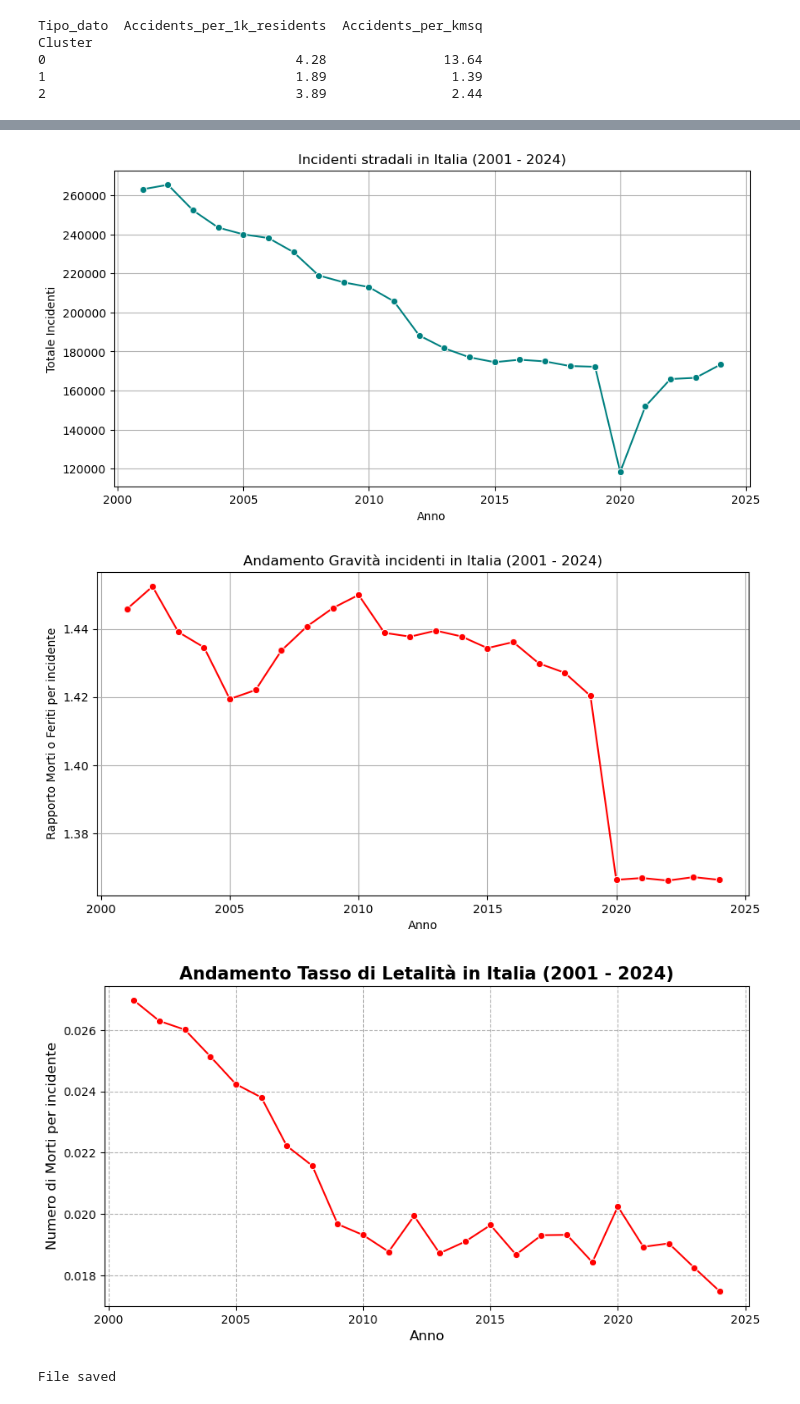
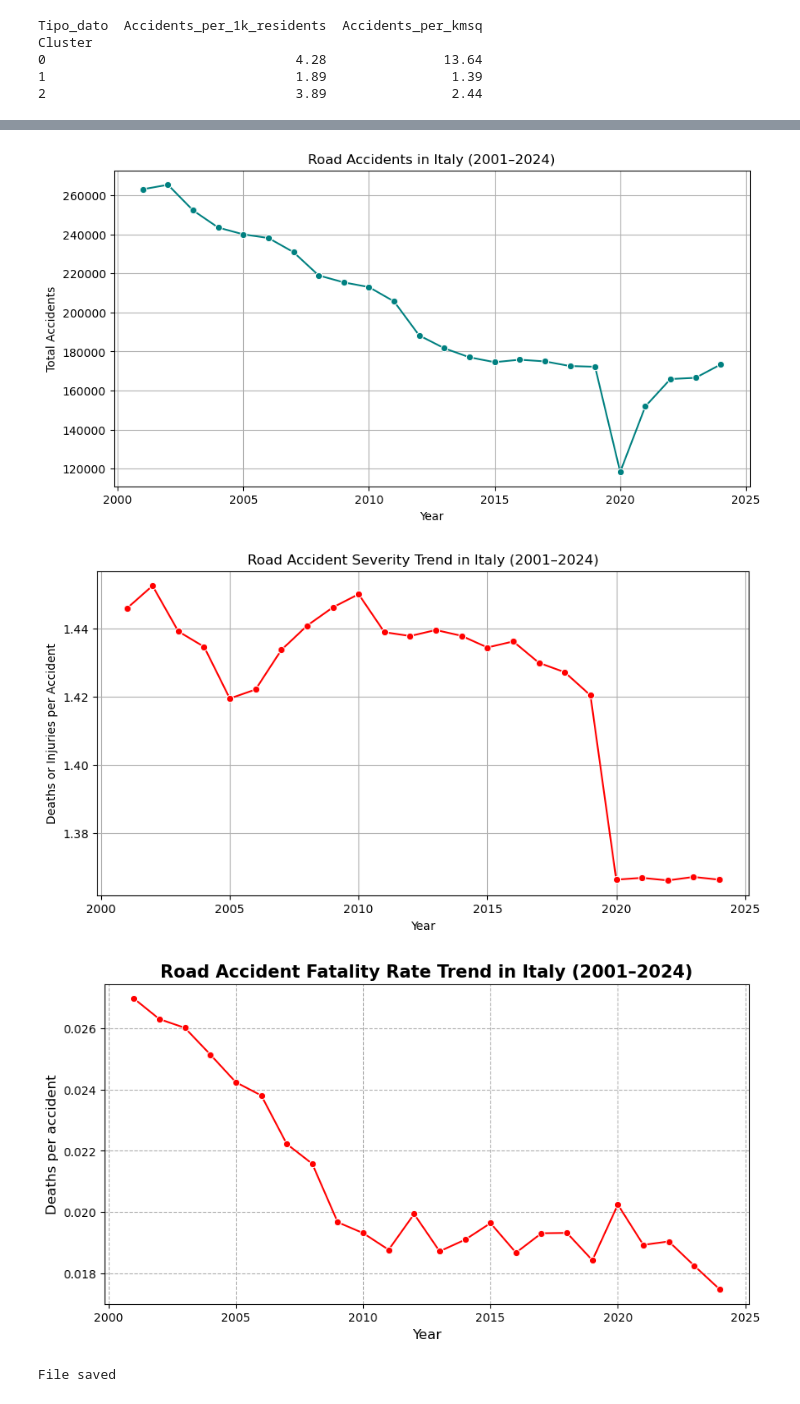
Before and after one commit to luca-chiulli-data/boolean-istat-traffic-analysis, a Jupyter notebook: notebooks/boolean_istat_traffic_analysis_notebook.ipynb, the cells around one changed output, grey strips where cells are left out. Saved outputs shown, nothing was run; the diff lists cells and outputs as text; code cells hidden in the pictures.

```diff
--- a/notebooks/boolean_istat_traffic_analysis_notebook.ipynb
+++ b/notebooks/boolean_istat_traffic_analysis_notebook.ipynb
@@ -478,63 +509,63 @@ plt.show()
 # %%
 # Analyzing the trend of the total number of road accidents from 2001 to 2024
 
-incidents_data = raw_df[raw_df["DATA_TYPE"] == "ROADACC"]
+accidents_data = raw_df[raw_df["DATA_TYPE"] == "ROADACC"]
 
-Historic_trend_incidents = incidents_data.groupby("TIME_PERIOD")["OBS_VALUE"].sum().reset_index()
-Historic_trend_incidents.columns = ["Anno", "Totale_Incidenti"]
+Historic_trend_accidents = accidents_data.groupby("TIME_PERIOD")["OBS_VALUE"].sum().reset_index()
+Historic_trend_accidents.columns = ["Year", "Total_Accidents"]
 
-# Grafico
+# Plot
 plt.figure(figsize=(10, 5))
-sns.lineplot(data=Historic_trend_incidents, x="Anno", y="Totale_Incidenti", marker="o", color="teal")
-plt.title("Incidenti stradali in Italia (2001 - 2024)")
-plt.xlabel("Anno")
-plt.ylabel("Totale Incidenti")
+sns.lineplot(data=Historic_trend_accidents, x="Year", y="Total_Accidents", marker="o", color="teal")
+plt.title("Road Accidents in Italy (2001–2024)")
+plt.xlabel("Year")
+plt.ylabel("Total Accidents")
 plt.grid(True)
 plt.show()
 # %% [output]
-[figure, old version]
+[figure, new version]
 # %%
 # Retrieving the injuries and deaths data from the original dataset
 
 killinj_data = raw_df[raw_df["DATA_TYPE"] == "KILLINJ"]
 killinj_trend = killinj_data.groupby("TIME_PERIOD")["OBS_VALUE"].sum().reset_index()
 
-Historic_trend_incidents["Totale_Morti_Feriti"] = killinj_trend["OBS_VALUE"]
-Historic_trend_incidents["Indice_Gravita"] = Historic_trend_incidents["Totale_Morti_Feriti"] / Historic_trend_incidents["Totale_Incidenti"]
+Historic_trend_accidents["Total_Deaths_Injuries"] = killinj_trend["OBS_VALUE"]
+Historic_trend_accidents["Severity_Index"] = Historic_trend_accidents["Total_Deaths_Injuries"] / Historic_trend_accidents["Total_Accidents"]
 
 # Plot
 plt.figure(figsize=(10, 5))
-sns.lineplot(data=Historic_trend_incidents, x="Anno", y="Indice_Gravita", marker="o", color="red")
-plt.title("Andamento Gravità incidenti in Italia (2001 - 2024)")
-plt.xlabel("Anno")
-plt.ylabel("Rapporto Morti o Feriti per incidente")
+sns.lineplot(data=Historic_trend_accidents, x="Year", y="Severity_Index", marker="o", color="red")
+plt.title("Road Accident Severity Trend in Italy (2001–2024)")
+plt.xlabel("Year")
+plt.ylabel("Deaths or Injuries per Accident")
 plt.grid(True)
 plt.show()
 # %% [output]
-[figure, old version]
+[figure, new version]
 # %%
 # I'm repeating the same process to analyze the trend in accident fatality rates
 
 deaths_data = raw_df[(raw_df["DATA_TYPE"] == "KILLINJ") & (raw_df["RESULT"] == "M")]
 deaths_trend = deaths_data.groupby("TIME_PERIOD")["OBS_VALUE"].sum().reset_index()
-deaths_trend.columns = ["Anno", "Totale_Morti"]
+deaths_trend.columns = ["Year", "Total_Deaths"]
 
-deaths_trend = deaths_trend.sort_values("Anno")
-Historic_trend_incidents = Historic_trend_incidents.sort_values("Anno")
+deaths_trend = deaths_trend.sort_values("Year")
+Historic_trend_accidents = Historic_trend_accidents.sort_values("Year")
 
-Historic_trend_incidents["Totale_Morti"] = deaths_trend["Totale_Morti"]
+Historic_trend_accidents["Total_Deaths"] = deaths_trend["Total_Deaths"]
 
-# Calculateìing the fatality rate (Deaths / Total Accidents)
-Historic_trend_incidents["Tasso_Letalita"] = Historic_trend_incidents["Totale_Morti"] / Historic_trend_incidents["Totale_Incidenti"]
+# Calculatingthe fatality rate (Deaths / Total Accidents)
+Historic_trend_accidents["Fatality_Rate"] = Historic_trend_accidents["Total_Deaths"] / Historic_trend_accidents["Total_Accidents"]
 
 # Plot
 plt.figure(figsize=(10, 5))
-sns.lineplot(data=Historic_trend_incidents, x="Anno", y="Tasso_Letalita", marker="o", color="red")
-plt.title("Andamento Tasso di Letalità in Italia (2001 - 2024)", fontsize=15, fontweight="bold")
-plt.xlabel("Anno", fontsize=12)
-plt.ylabel("Numero di Morti per incidente", fontsize=12)
+sns.lineplot(data=Historic_trend_accidents, x="Year", y="Fatality_Rate", marker="o", color="red")
+plt.title("Road Accident Fatality Rate Trend in Italy (2001–2024)", fontsize=15, fontweight="bold")
+plt.xlabel("Year", fontsize=12)
+plt.ylabel("Deaths per accident", fontsize=12)
 plt.grid(True, linestyle="--")
 plt.show()
 # %% [output]
-[figure, old version]
+[figure, new version]
 # %%
```
Also changed, not shown: parts of 18 cells of this notebook, 1 other file.
